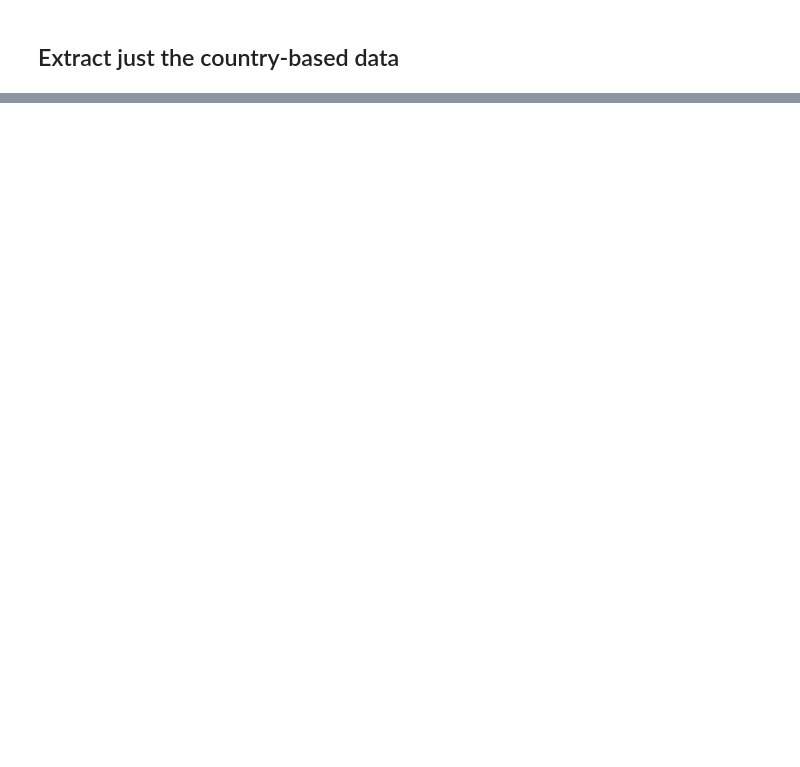
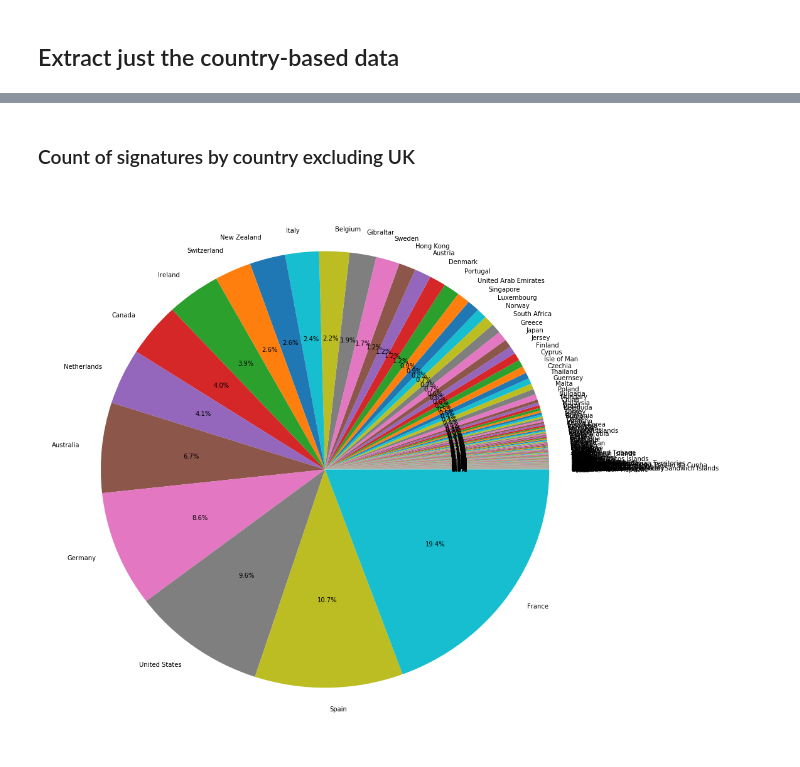
Before and after one commit to alanmaydwell/jupyter_scribblings, a Jupyter notebook: petition_data.ipynb, the cells around one changed output, grey strips where cells are left out. Cells and saved outputs as stored; diff of their text form; code cells hidden in the pictures; blank space fills up the shorter version.

```diff
--- a/petition_data.ipynb
+++ b/petition_data.ipynb
@@ -83,0 +84,11 @@ plt.show()
+# %% [markdown]
+### Count of signatures by country excluding UK
+# %%
+names = [cd["name"] for cd in country_data_ordered if cd["name"] != "United Kingdom"]
+counts = [cd["signature_count"] for cd in country_data_ordered if cd["name"] != "United Kingdom"]
+
+plt.figure(figsize=(16, 16))
+plt.pie(counts, labels=names, autopct='%1.1f%%')
+plt.show()
+# %% [output]
+[figure, added]
```
Also changed, not shown: parts of 7 cells of this notebook.
